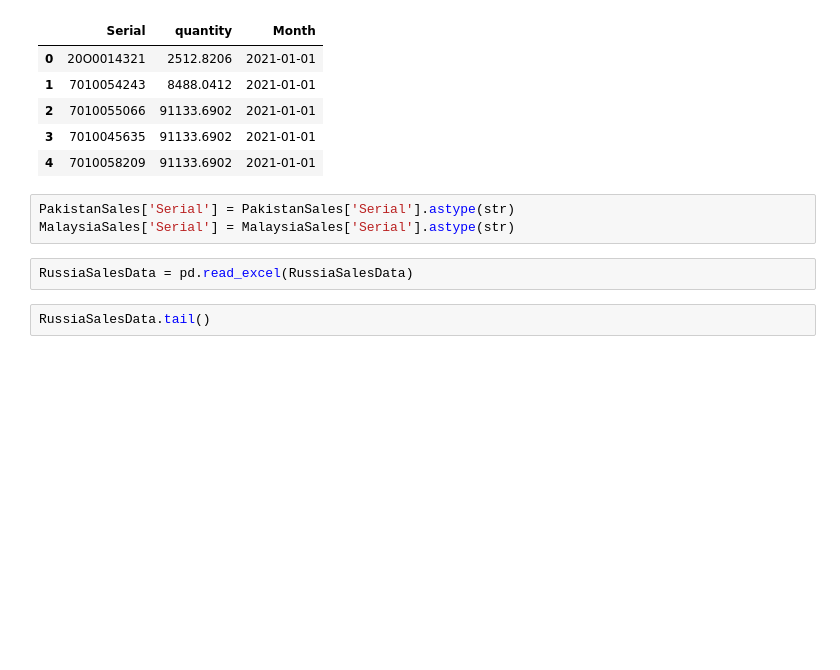
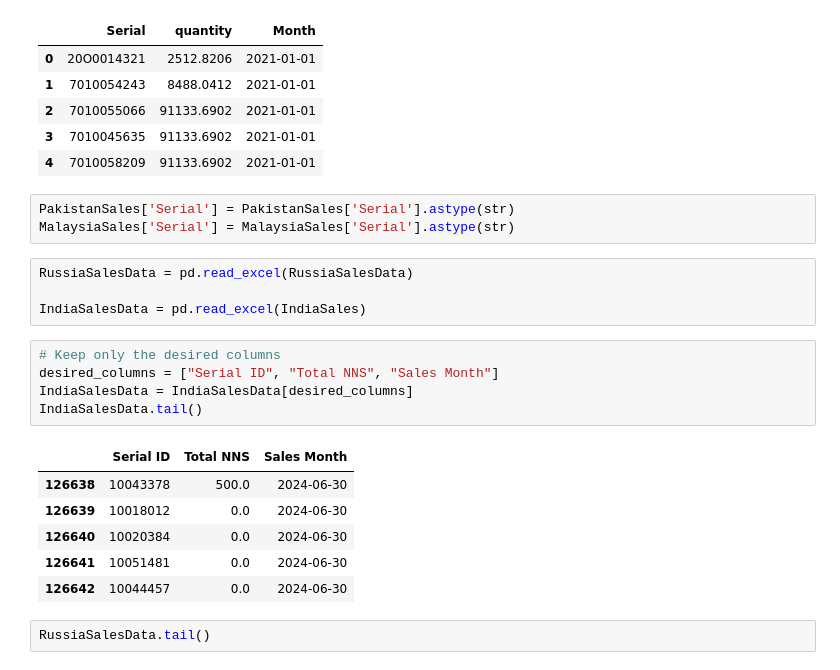
Before and after one commit to mirkosalomo/Churn_Prediction, a Jupyter notebook: Customer Churn - 01 - The Problem and first preparation of the data.ipynb, the cells around one changed output. Cells and saved outputs as stored; diff of their text form; blank space fills up the shorter version.

Commit message:
India Sales data included in the algorithm

```diff
--- a/Customer Churn - 01 - The Problem and first preparation of the data.ipynb
+++ b/Customer Churn - 01 - The Problem and first preparation of the data.ipynb
@@ -1022,6 +1031,20 @@ PakistanSales['Serial'] = PakistanSales['Serial'].astype(str)
 MalaysiaSales['Serial'] = MalaysiaSales['Serial'].astype(str)
 # %%
 RussiaSalesData = pd.read_excel(RussiaSalesData)
+
+IndiaSalesData = pd.read_excel(IndiaSales)
+# %%
+# Keep only the desired columns
+desired_columns = ["Serial ID", "Total NNS", "Sales Month"]
+IndiaSalesData = IndiaSalesData[desired_columns]
+IndiaSalesData.tail()
+# %% [output]
+|  | Serial ID | Total NNS | Sales Month |
+| 126638 | 10043378 | 500.0 | 2024-06-30 |
+| 126639 | 10018012 | 0.0 | 2024-06-30 |
+| 126640 | 10020384 | 0.0 | 2024-06-30 |
+| 126641 | 10051481 | 0.0 | 2024-06-30 |
+| 126642 | 10044457 | 0.0 | 2024-06-30 |
 # %%
 RussiaSalesData.tail()
 # %% [output]
```
Also changed, not shown: parts of 34 cells of this notebook, 1 other file.
